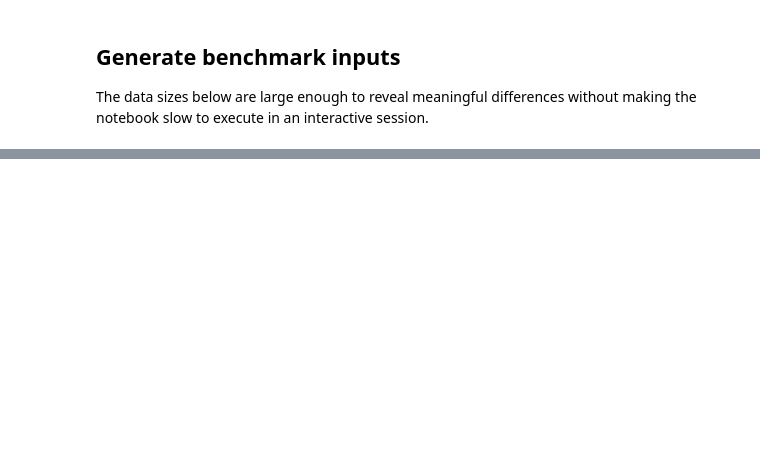
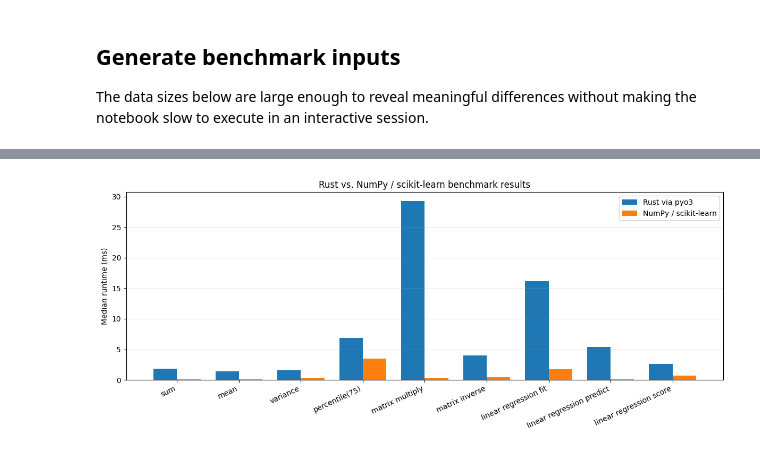
Before and after one commit to s-fiore/computational-mathematics, a Jupyter notebook: Numerical Computing/rust/rust /benchmarks/Rust v. Python.ipynb, the cells around one changed output, grey strips where cells are left out. Drawn from its saved outputs; the diff is of its cells as text; code cells hidden in the pictures; blank space fills up the shorter version.

Commit message:
updated rust v. python  benchmark notebook

```diff
--- a/Numerical Computing/rust/rust /benchmarks/Rust v. Python.ipynb
+++ b/Numerical Computing/rust/rust /benchmarks/Rust v. Python.ipynb
@@ -166,25 +170,35 @@ Each comparison pairs a Rust function with the closest mainstream Python equival
 # %%
 results = []
 
-mean_rust = benchmark('rust mean', lambda: rust_numeric.mean(vector_list))
+
+sum_rust = benchmark('rust sum', lambda: rn.sum(vector_list))
+sum_numpy = benchmark('numpy sum', lambda: float(np.sum(vector)))
+results.append(summarize_pair('sum', sum_rust, sum_numpy))
+
+mean_rust = benchmark('rust mean', lambda: rn.mean(vector_list))
 mean_numpy = benchmark('numpy mean', lambda: float(np.mean(vector)))
 results.append(summarize_pair('mean', mean_rust, mean_numpy))
 
-percentile_rust = benchmark('rust percentile', lambda: rust_numeric.percentile(vector_list, percentile_q), repeats=7)
+variance_rust = benchmark('rust variance', lambda: rn.variance(vector_list))
+variance_numpy = benchmark('numpy variance', lambda: float(np.var(vector)))
+results.append(summarize_pair('variance', variance_rust, variance_numpy))
+
+
+percentile_rust = benchmark('rust percentile', lambda: rn.percentile(vector_list, percentile_q), repeats=7)
 percentile_numpy = benchmark('numpy percentile', lambda: float(np.percentile(vector, percentile_q)), repeats=7)
 results.append(summarize_pair('percentile(75)', percentile_rust, percentile_numpy))
 
-matmul_rust = benchmark('rust matmul', lambda: rust_numeric.matmul(matmul_a_list, matmul_b_list), repeats=5)
+matmul_rust = benchmark('rust matmul', lambda: rn.matmul(matmul_a_list, matmul_b_list), repeats=5)
 matmul_numpy = benchmark('numpy matmul', lambda: matmul_a @ matmul_b, repeats=5)
 results.append(summarize_pair('matrix multiply', matmul_rust, matmul_numpy))
 
-inverse_rust = benchmark('rust inverse', lambda: rust_numeric.inverse(inv_matrix_list), repeats=5)
+inverse_rust = benchmark('rust inverse', lambda: rn.inverse(inv_matrix_list), repeats=5)
 inverse_numpy = benchmark('numpy inverse', lambda: np.linalg.inv(inv_matrix), repeats=5)
 results.append(summarize_pair('matrix inverse', inverse_rust, inverse_numpy))
 
 fit_rust = benchmark(
     'rust fit',
-    lambda: rust_numeric.LinearRegression().fit(x_list, y_list),
+    lambda: rn.LinearRegression().fit(x_list, y_list),
     repeats=5,
 )
 fit_sklearn = benchmark(
@@ -194,7 +208,7 @@ fit_sklearn = benchmark(
 )
 results.append(summarize_pair('linear regression fit', fit_rust, fit_sklearn))
 
-trained_rust = rust_numeric.LinearRegression().fit(x_list, y_list)
+trained_rust = rn.LinearRegression().fit(x_list, y_list)
 trained_sklearn = SklearnLinearRegression().fit(x, y)
 
 predict_rust = benchmark('rust predict', lambda: trained_rust.predict(x_list), repeats=7)
@@ -209,20 +235,22 @@ print_summary(results)
 # %%
 operations = [row['operation'] for row in results]
 rust_times = [row['rust_median_ms'] for row in results]
 python_times = [row['python_median_ms'] for row in results]
 
 x_pos = np.arange(len(operations))
 width = 0.38
 
 fig, ax = plt.subplots(figsize=(12, 5))
-ax.bar(x_pos - width / 2, rust_times, width, label='Rust via pyo3', color='#1f77b4')
-ax.bar(x_pos + width / 2, python_times, width, label='NumPy / scikit-learn', color='#ff7f0e')
+ax.bar(x_pos - width / 2, rust_times, width, label='Rust via pyo3')
+ax.bar(x_pos + width / 2, python_times, width, label='NumPy / scikit-learn')
 ax.set_ylabel('Median runtime (ms)')
 ax.set_title('Rust vs. NumPy / scikit-learn benchmark results')
 ax.set_xticks(x_pos)
 ax.set_xticklabels(operations, rotation=25, ha='right')
 ax.legend()
 ax.grid(axis='y', alpha=0.25)
 plt.tight_layout()
 plt.show()
+# %% [output]
+[figure, added]
 # %% [markdown]
```
Also changed, not shown: parts of 11 cells of this notebook.
